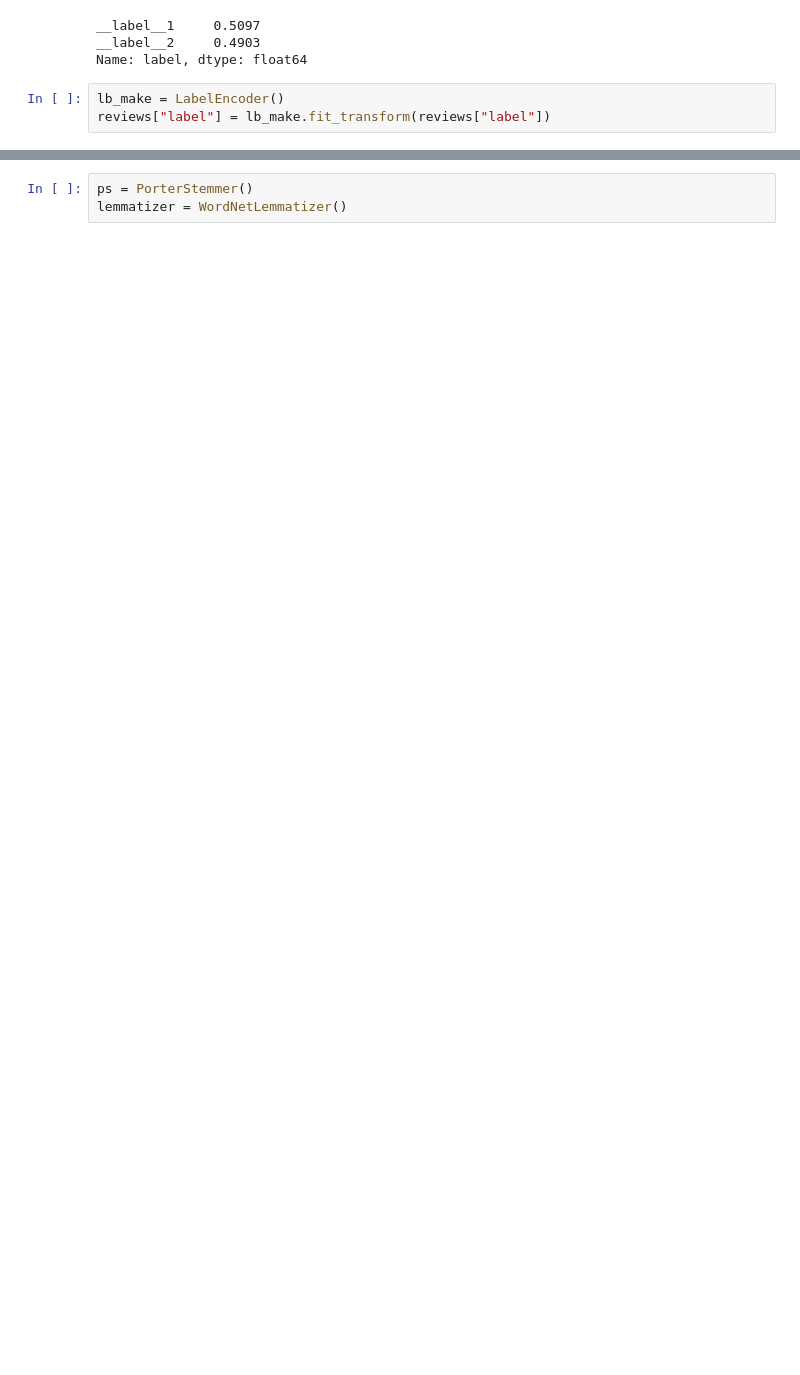
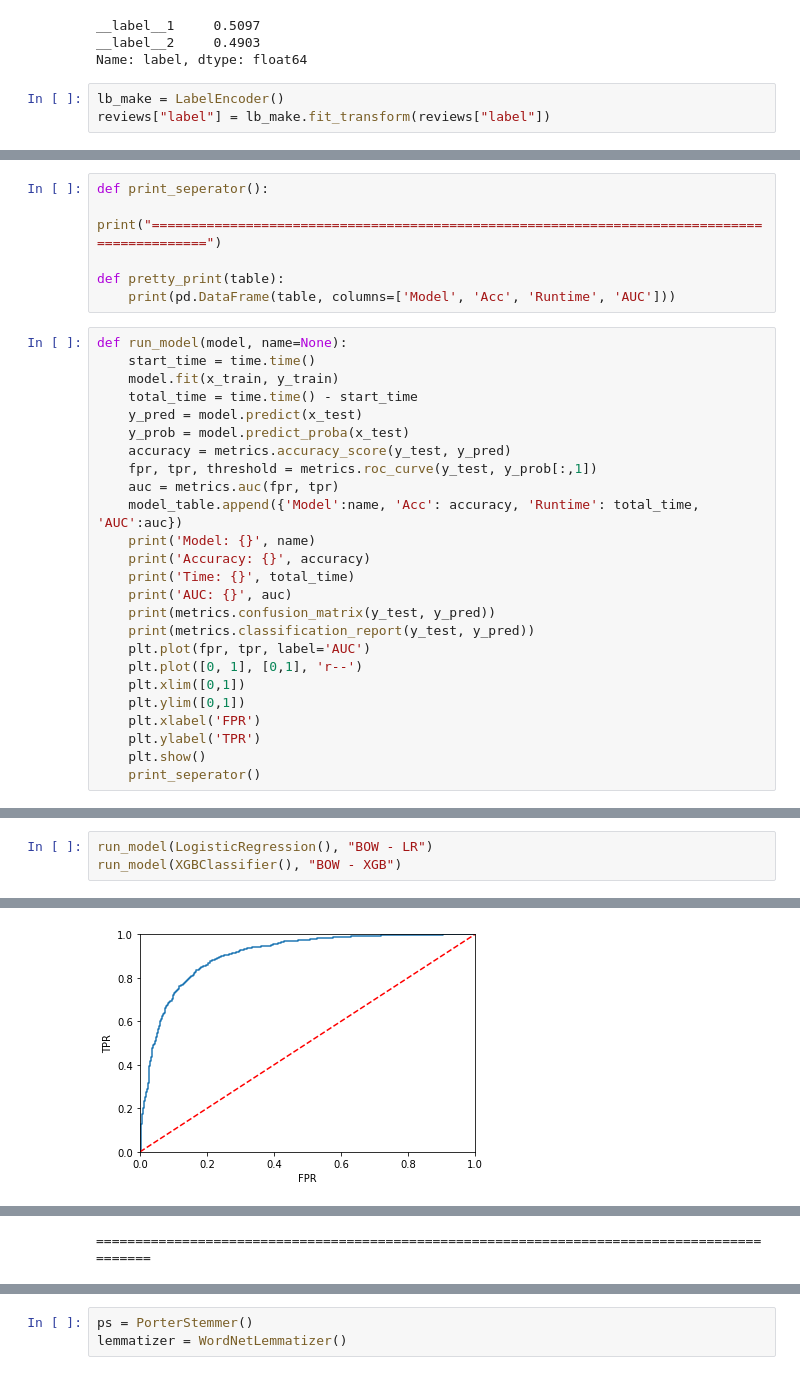
Before and after one commit to apop08/amazonreviews, a Jupyter notebook: Amazon Review.ipynb, the cells around one changed output, grey strips where cells are left out. Saved outputs shown, nothing was run; the diff lists cells and outputs as text; blank space fills up the shorter version.

Commit message:
modeling mostly done need to work on gensim

```diff
--- a/Amazon Review.ipynb
+++ b/Amazon Review.ipynb
@@ -55,0 +59,31 @@ reviews.head()
+# %%
+def print_seperator():
+    print("============================================================================================")
+
+def pretty_print(table):
+    print(pd.DataFrame(table, columns=['Model', 'Acc', 'Runtime', 'AUC']))
+# %%
+def run_model(model, name=None):
+    start_time = time.time()
+    model.fit(x_train, y_train)
+    total_time = time.time() - start_time
+    y_pred = model.predict(x_test)
+    y_prob = model.predict_proba(x_test)
+    accuracy = metrics.accuracy_score(y_test, y_pred)
+    fpr, tpr, threshold = metrics.roc_curve(y_test, y_prob[:,1])
+    auc = metrics.auc(fpr, tpr)
+    model_table.append({'Model':name, 'Acc': accuracy, 'Runtime': total_time, 'AUC':auc})
+    print('Model: {}', name)
+    print('Accuracy: {}', accuracy)
+    print('Time: {}', total_time)
+    print('AUC: {}', auc)
+    print(metrics.confusion_matrix(y_test, y_pred))
+    print(metrics.classification_report(y_test, y_pred))
+    plt.plot(fpr, tpr, label='AUC')
+    plt.plot([0, 1], [0,1], 'r--')
+    plt.xlim([0,1])
+    plt.ylim([0,1])
+    plt.xlabel('FPR')
+    plt.ylabel('TPR')
+    plt.show()
+    print_seperator()
@@ -84,0 +109,4 @@ AUC: {} 0.8823296566447253
+# %%
+run_model(LogisticRegression(), "BOW - LR")
+run_model(XGBClassifier(), "BOW - XGB")
+# %% [output]
@@ -84,0 +127 @@ AUC: {} 0.8823296566447253
+[figure, added]
@@ -84,0 +144 @@ AUC: {} 0.8823296566447253
+============================================================================================
```
Also changed, not shown: parts of 33 cells of this notebook, 1 other file.
